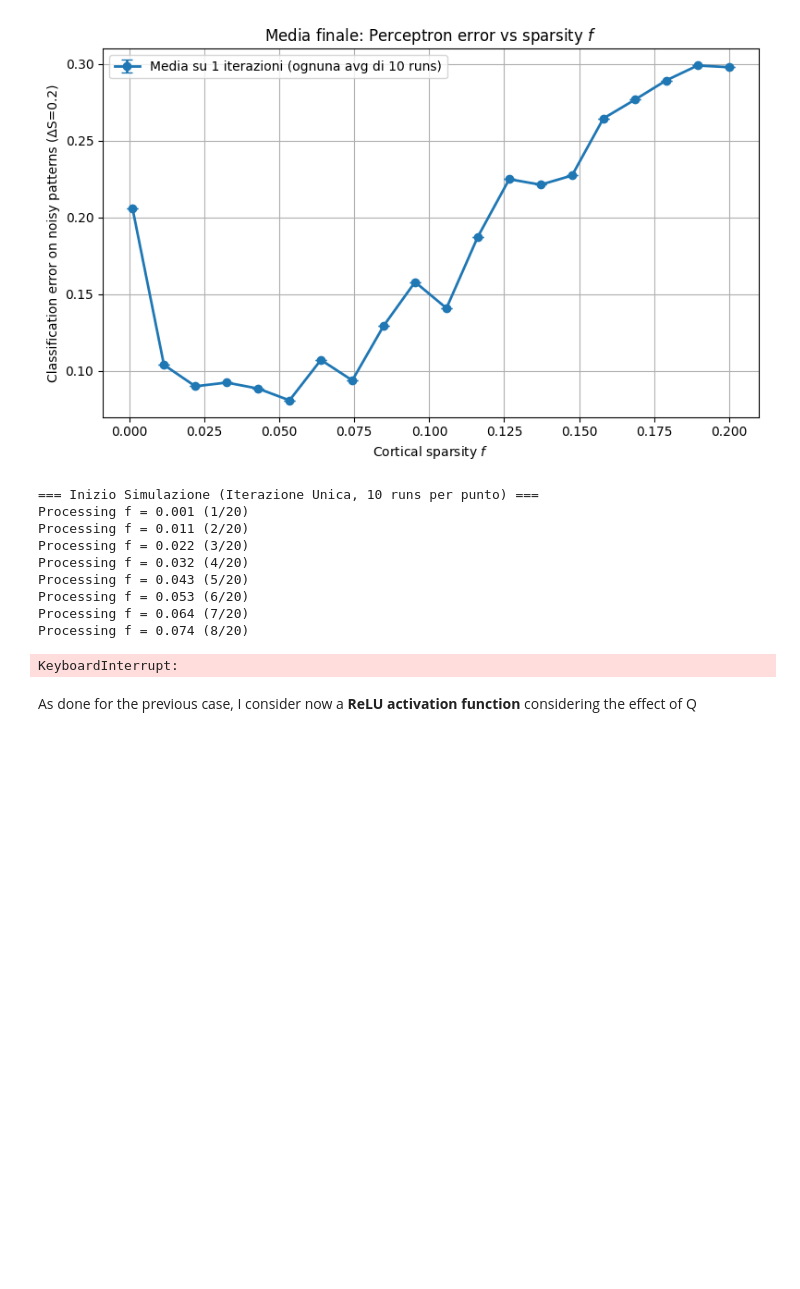
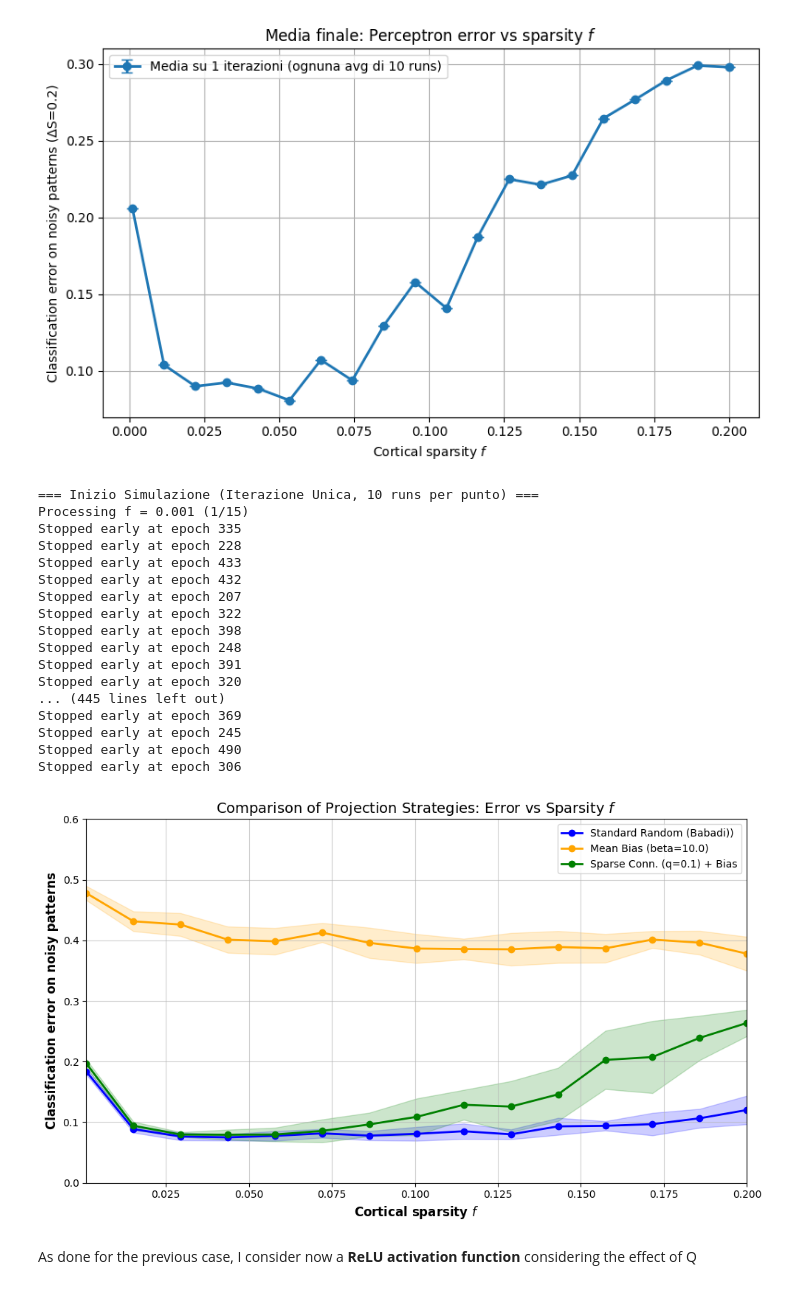
Before and after one commit to LetiziaC14/Neuroscience_Network_Models, a Jupyter notebook: FF_classification.ipynb, the cells around one changed output. Drawn from its saved outputs; the diff is of its cells as text; code cells hidden in the pictures; blank space fills up the shorter version.

```diff
--- a/FF_classification.ipynb
+++ b/FF_classification.ipynb
@@ -2613,7 +2616,7 @@ def test_on_noisy_patterns_relu(W, central_patterns, labels, J, T, mean_activity
 from data_generation1 import generate_central_patterns
 from generate_var import generate_variations
 
-P = 900
+P = 1000
 N_S = 1000
 N_C = 10000
 
@@ -3076,7 +3010,7 @@ deltaS_test = 0.2
 eta = 0.001
 
 # Range unificato per asse X
-f_values = np.linspace(0.001, 0.2, 20)
+f_values = np.linspace(0.001, 0.2, 15)
 
 # Parametri specifici per Mean Bias e Sparse
 beta = 10.0      # mean bias scale
@@ -3180,46 +3114,54 @@ plt.figure(figsize=(10, 6))
 # Funzione helper per plottare linea + sfumatura
 def plot_with_shade(x, res_dict, label_name):
     means = np.array(res_dict["means"])
     stds = np.array(res_dict["stds"])
     color = res_dict["color"]
 
     # Plot linea media
     plt.plot(x, means, marker='o', lw=2, color=color, label=label_name)
 
     # Plot area sfumata (Media ± Std)
     plt.fill_between(x, means - stds, means + stds, color=color, alpha=0.2)
 
 # Traccia le 3 curve
 plot_with_shade(f_values, results["Standard"], "Standard Random (Babadi))")
 plot_with_shade(f_values, results["MeanBias"], f"Mean Bias (beta={beta})")
 plot_with_shade(f_values, results["SparseMean"], f"Sparse Conn. (q={q}) + Bias")
 
 # Formattazione Plot
-plt.xlabel("Cortical sparsity $f$")
-plt.ylabel("Classification error on noisy patterns ($\Delta S=0.2$)")
-plt.title("Comparison of Projection Strategies: Error vs Sparsity $f$")
+plt.xlabel("Cortical sparsity $f$", fontsize=12, fontweight='bold')
+plt.ylabel("Classification error on noisy patterns", fontsize=12, fontweight='bold')
+plt.title("Comparison of Projection Strategies: Error vs Sparsity $f$",fontsize=14)
 plt.grid(True, which="both", ls="-", alpha=0.6)
 plt.legend(loc="best")
 
 # Uniformare assi (opzionale, ma fill_between può sbordare leggermente)
 plt.xlim(f_values[0], f_values[-1])
 # Se vuoi forzare l'asse Y da 0 a 1 (o un max sensato):
-# plt.ylim(0.0, 0.6)
+plt.ylim(0.0, 0.6)
 
 plt.tight_layout()
 plt.savefig("comparison_plot_shaded.png", dpi=300)
 plt.show()
 # %% [output]
 === Inizio Simulazione (Iterazione Unica, 10 runs per punto) ===
-Processing f = 0.001 (1/20)
-Processing f = 0.011 (2/20)
-Processing f = 0.022 (3/20)
-Processing f = 0.032 (4/20)
-Processing f = 0.043 (5/20)
-Processing f = 0.053 (6/20)
-Processing f = 0.064 (7/20)
-Processing f = 0.074 (8/20)
+Processing f = 0.001 (1/15)
+Stopped early at epoch 335
+Stopped early at epoch 228
+Stopped early at epoch 433
+Stopped early at epoch 432
+Stopped early at epoch 207
+Stopped early at epoch 322
+Stopped early at epoch 398
+Stopped early at epoch 248
+Stopped early at epoch 391
+Stopped early at epoch 320
+... (445 lines left out)
+Stopped early at epoch 369
+Stopped early at epoch 245
+Stopped early at epoch 490
+Stopped early at epoch 306
-KeyboardInterrupt:
+[figure, added]
 # %% [markdown]
 As done for the previous case, I consider now a **ReLU activation function** considering the effect of Q
 # %%
```
Also changed, not shown: parts of 6 cells of this notebook, 1 other file.
